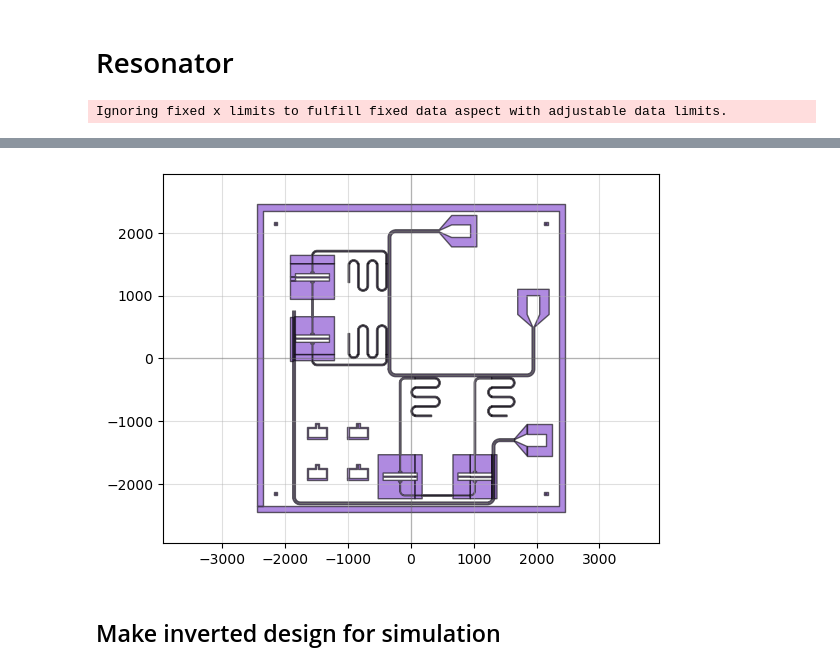
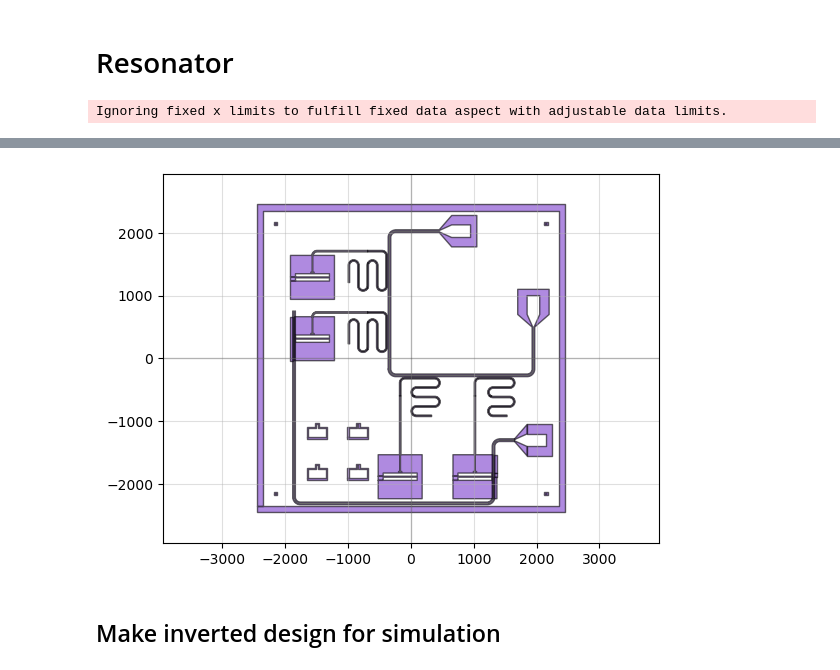
Before and after one commit to yminononono/Quantum-GDSDesign, a Jupyter notebook: transmon2D.ipynb, the cells around one changed output, grey strips where cells are left out. Saved outputs shown, nothing was run; the diff lists cells and outputs as text; code cells hidden in the pictures.

```diff
--- a/transmon2D.ipynb
+++ b/transmon2D.ipynb
@@ -71,7 +71,7 @@ Ignoring fixed x limits to fulfill fixed data aspect with adjustable data limits
 # Launch pad
 # %%
 FL = device_FeedLine()
-chipdesign.add_ref(FL)
+chipdesign.add_ref(FL.device)
 qp(chipdesign)
 # %% [output]
 Ignoring fixed x limits to fulfill fixed data aspect with adjustable data limits.
@@ -99,77 +99,58 @@ Ignoring fixed x limits to fulfill fixed data aspect with adjustable data limits
 # %% [markdown]
 # Resonator
 # %%
-R1_tmp = device_Resonator(resonator_straight1 = 220, resonator_straight2 = 260, resonator_straight3 = 475, resonator_straight4 = 1400, entangle = Entangle)
-R1_tmp.movex(1315)
-R1_tmp.ymax = FL.ymin - feedline_resonator_gap
-#R1 = pg.copy_layer(R1_tmp, Resonator_layer, Resonator_layer)
-#R1 = pg.extract(R1_tmp, [Resonator_layer])
-R1 = extract_with_ports(R1_tmp,[Resonator_layer] )
-chipdesign.add_ref(R1)
+R1 = device_Resonator(resonator_straight1 = 220, resonator_straight2 = 260, resonator_straight3 = 475, resonator_straight4 = 1400, entangle = Entangle)
+R1.movex(1315)
+R1.ymax = FL.ymin - feedline_resonator_gap
+chipdesign.add_ref(R1.device)
 
-R2_tmp = device_Resonator(resonator_straight1 = 240, resonator_straight2 = 290, resonator_straight3 = 475, resonator_straight4 = 1400, entangle = Entangle)
-R2_tmp.movex(145)
-R2_tmp.ymax = FL.ymin - feedline_resonator_gap
-#R2 = pg.copy_layer(R2_tmp, Resonator_layer, Resonator_layer)
-R2 = extract_with_ports(R2_tmp,[Resonator_layer] )
-chipdesign.add_ref(R2)
+R2 = device_Resonator(resonator_straight1 = 240, resonator_straight2 = 290, resonator_straight3 = 475, resonator_straight4 = 1400, entangle = Entangle)
+R2.movex(145)
+R2.ymax = FL.ymin - feedline_resonator_gap
+chipdesign.add_ref(R2.device)
 
 if Entangle:
-    R3_tmp = device_Resonator(resonator_straight1 = 310, resonator_straight2 = 360, resonator_straight3 = 475, resonator_straight4 = 1030, side = True, mirror = True, entangle = Entangle)
+    R3 = device_Resonator(resonator_straight1 = 310, resonator_straight2 = 360, resonator_straight3 = 475, resonator_straight4 = 1030, side = True, mirror = True, entangle = Entangle)
 else:
-    R3_tmp = device_Resonator(resonator_straight1 = 310, resonator_straight2 = 360, resonator_straight3 = 475, resonator_straight4 = 1030, side = True, mirror = False, entangle = Entangle)
-R3_tmp.movey(408)
-R3_tmp.xmax = FL.xmin - feedline_resonator_gap
-#R3 = pg.copy_layer(R3_tmp, Resonator_layer, Resonator_layer)
-R3 = extract_with_ports(R3_tmp,[Resonator_layer] )
-chipdesign.add_ref(R3)
+    R3 = device_Resonator(resonator_straight1 = 310, resonator_straight2 = 360, resonator_straight3 = 475, resonator_straight4 = 1030, side = True, mirror = False, entangle = Entangle)
+R3.movey(408)
+R3.xmax = FL.xmin - feedline_resonator_gap
+chipdesign.add_ref(R3.device)
 
-R4_tmp = device_Resonator(resonator_straight1 = 275, resonator_straight2 = 325, resonator_straight3 = 475, resonator_straight4 = 1030, side = True, entangle = Entangle)
-R4_tmp.movey(1383)
-R4_tmp.xmax = FL.xmin - feedline_resonator_gap
-#R4 = pg.copy_layer(R4_tmp, Resonator_layer, Resonator_layer)
-R4 = extract_with_ports(R4_tmp,[Resonator_layer] )
-chipdesign.add_ref(R4)
+R4 = device_Resonator(resonator_straight1 = 275, resonator_straight2 = 325, resonator_straight3 = 475, resonator_straight4 = 1030, side = True, entangle = Entangle)
+R4.movey(1383)
+R4.xmax = FL.xmin - feedline_resonator_gap
+chipdesign.add_ref(R4.device)
 
 if Entangle:
-    # Line_1to2 = Device("Line1to2")
-    # Line_3to4 = Device("Line3to4")
 
-    X = CrossSection()
-    line_width = 10
-    line_gap_width = 6
-    X.add(width= line_width, offset = 0, layer = 1)
-    X.add(width= line_gap_width, offset = 0.5*(line_width + line_gap_width), layer = 4)
-    X.add(width= line_gap_width, offset = -0.5*(line_width + line_gap_width), layer = 4)
-
-    line_1to2 = pr.route_smooth(
-        port1 = R1_tmp.references[0].ports['entangle'],
-        port2 = R2_tmp.references[0].ports['entangle'],
-        width = X,
+    config = dict(
+        port1 = R1.device.references[1].ports['entangle'],
+        port2 = R2.device.references[1].ports['entangle'],
         radius = 75,
         path_type = 'U',
         length1 = 120 + 75,
         smooth_options=  {'corner_fun': pp.arc}
-        )
+    )
+    line_1to2 = device_EntangleLine( config )
 
-    line_3to4 = pr.route_smooth(
-        port1 = R3_tmp.references[0].ports['entangle'],
-        port2 = R4_tmp.references[0].ports['entangle'],
-        width = X,
-        path_type = 'straight')
+    config = dict(
+        port1 = R3.device.references[1].ports['entangle'],
+        port2 = R4.device.references[1].ports['entangle'],
+        path_type = 'straight'
+    )
+    line_3to4 = device_EntangleLine( config )
 
-    chipdesign = pg.boolean(chipdesign, pg.copy_layer(line_1to2, 1, 4), 'not', layer = 4)
-    chipdesign = pg.boolean(chipdesign, pg.copy_layer(line_3to4, 1, 4), 'not', layer = 4)
-    chipdesign.add_ref( pg.copy_layer(line_1to2, 4, 4) )
-    chipdesign.add_ref( pg.copy_layer(line_3to4, 4, 4) )
+    chipdesign = pg.boolean(chipdesign, line_1to2.metal , 'not', layer = 4)
+    chipdesign = pg.boolean(chipdesign, line_3to4.metal , 'not', layer = 4)
+    chipdesign.add_ref( line_1to2.device )
+    chipdesign.add_ref( line_3to4.device )
 
 
 if DCLine:
-    DC_tmp = device_DCLine()
-    DC = pg.copy_layer(DC_tmp, 4, 4)
-    DC_subtract = pg.copy_layer(DC_tmp, 1, 1)
-    chipdesign = pg.boolean(chipdesign, DC_subtract, 'not', layer = 4)
-    chipdesign.add_ref(DC)
+    DC = device_DCLine()
+    chipdesign = pg.boolean(chipdesign, DC.metal, 'not', layer = 4)
+    chipdesign.add_ref(DC.device)
 
 chipdesign.write_gds('output/dcline.gds')
 qp(chipdesign)
@@ -182,4 +164,4 @@ Ignoring fixed x limits to fulfill fixed data aspect with adjustable data limits
-[figure, old version]
+[figure, new version]
 # %% [markdown]
 ## Make inverted design for simulation
 # %%
```
Also changed, not shown: parts of 7 cells of this notebook, 3 other files.
